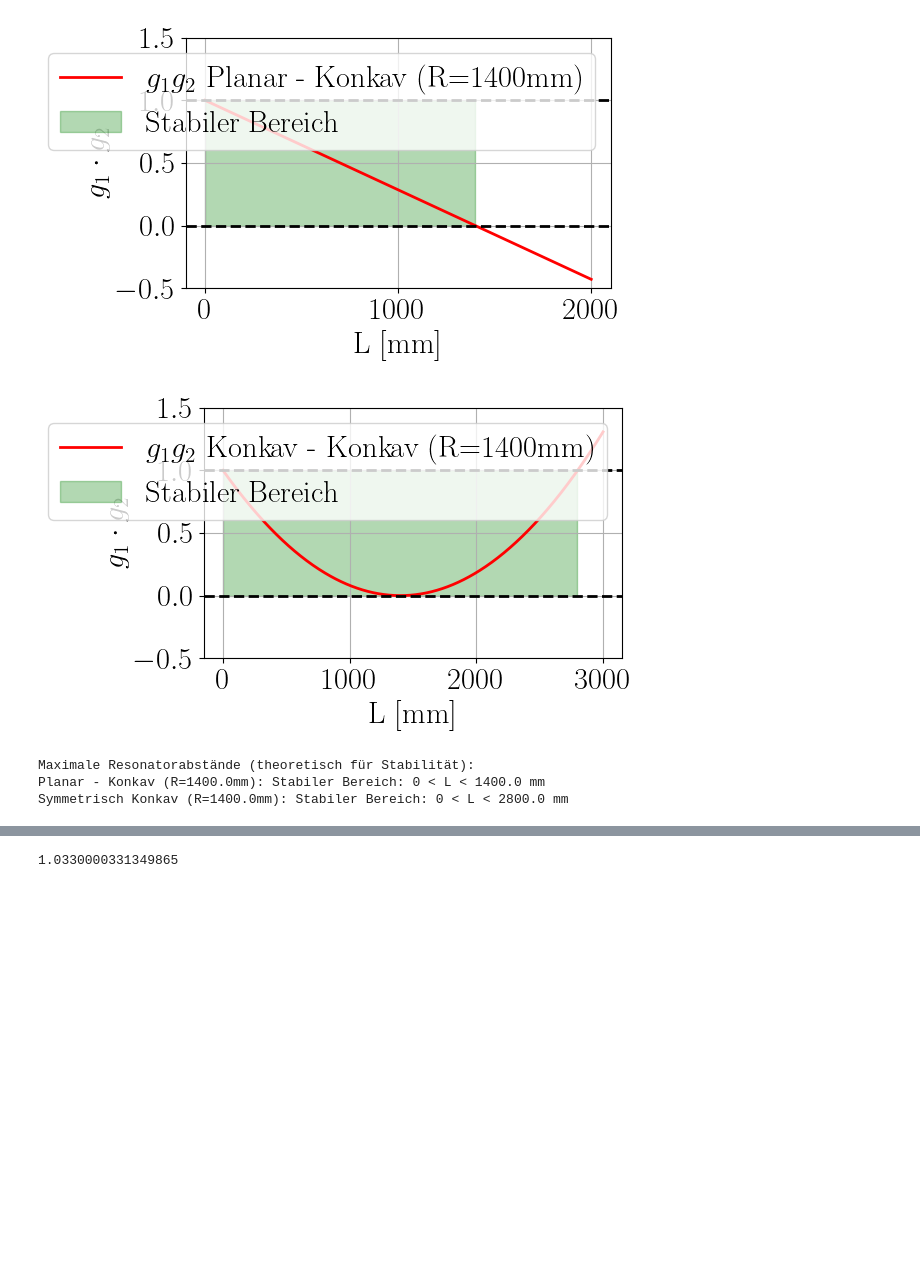
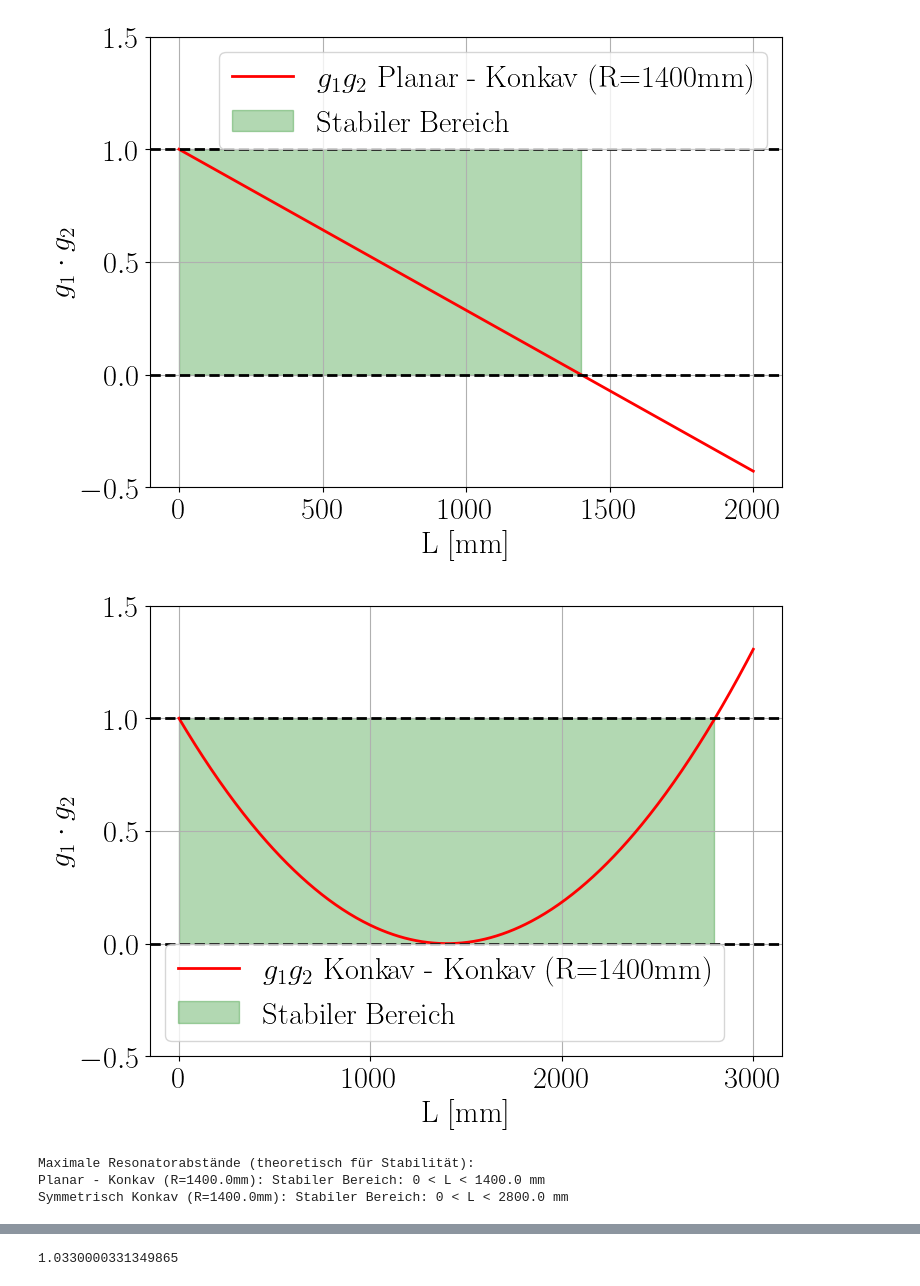
Before and after one commit to janvito/FP_24, a Jupyter notebook: V61/Skripte/Moden.ipynb, the cells around one changed output, grey strips where cells are left out. Drawn from its saved outputs; the diff is of its cells as text; code cells hidden in the pictures; blank space fills up the shorter version.

```diff
--- a/V61/Skripte/Moden.ipynb
+++ b/V61/Skripte/Moden.ipynb
@@ -61,7 +61,7 @@ for config in configurations:
     L_values = np.linspace(0.01, L_max, 500)
     g1g2_values = calculate_g1g2(L_values, R1, R2)
 
-    plt.rcParams['figure.figsize'] = (10, 8)
+    plt.rcParams['figure.figsize'] = (8, 6)
     plt.plot(L_values, g1g2_values,"r-", label=f'$g_1 g_2$ {name}')
 
     # Stabilitätsgrenzen hervorheben
@@ -71,35 +71,35 @@ for config in configurations:
     # Stabilen Bereich schattieren
     stable_condition = (g1g2_values > 0) & (g1g2_values < 1)
     plt.fill_between(
         L_values,
         0,
         1,
         where=stable_condition,
         color='green',
         alpha=0.3,
         label='Stabiler Bereich'
     )
     plt.xlabel(r'L [\si{\milli\meter}]')
     plt.ylabel(r'$g_1 \cdot g_2$')
     plt.legend()
     plt.grid(True)
     plt.ylim(-0.5, 1.5) # Y-Achsenbereich anpassen, um Stabilitätsgrenzen gut zu sehen
     plt.tight_layout()
     plt.savefig(f"{L_max}.png")
     plt.show()
 
 print("Maximale Resonatorabstände (theoretisch für Stabilität):")
 R_konkav2 = 1400.0
 print(f"Planar - Konkav (R={R_konkav2}mm): Stabiler Bereich: 0 < L < {R_konkav2} mm")
 
 R_sym = 1400.0
 print(f"Symmetrisch Konkav (R={R_sym}mm): Stabiler Bereich: 0 < L < {2 * R_sym} mm")
 
 
 plt.show()
 # %% [output]
-[figure, old version]
+[figure, new version]
-[figure, old version]
+[figure, new version]
 Maximale Resonatorabstände (theoretisch für Stabilität):
 Planar - Konkav (R=1400.0mm): Stabiler Bereich: 0 < L < 1400.0 mm
 Symmetrisch Konkav (R=1400.0mm): Stabiler Bereich: 0 < L < 2800.0 mm
```
Also changed, not shown: parts of 3 cells of this notebook, 6 other files.
